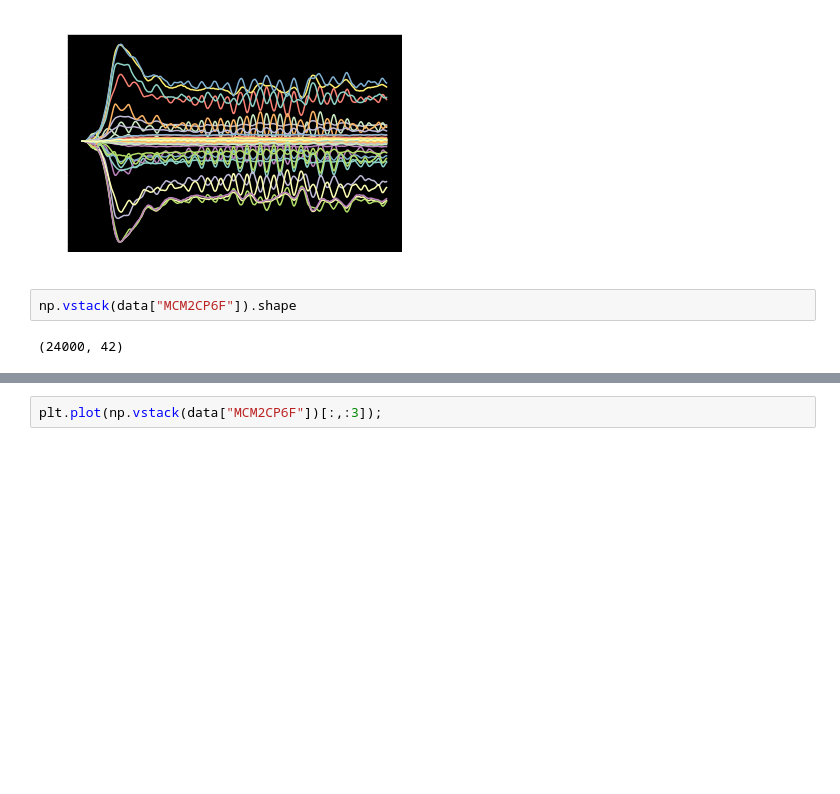
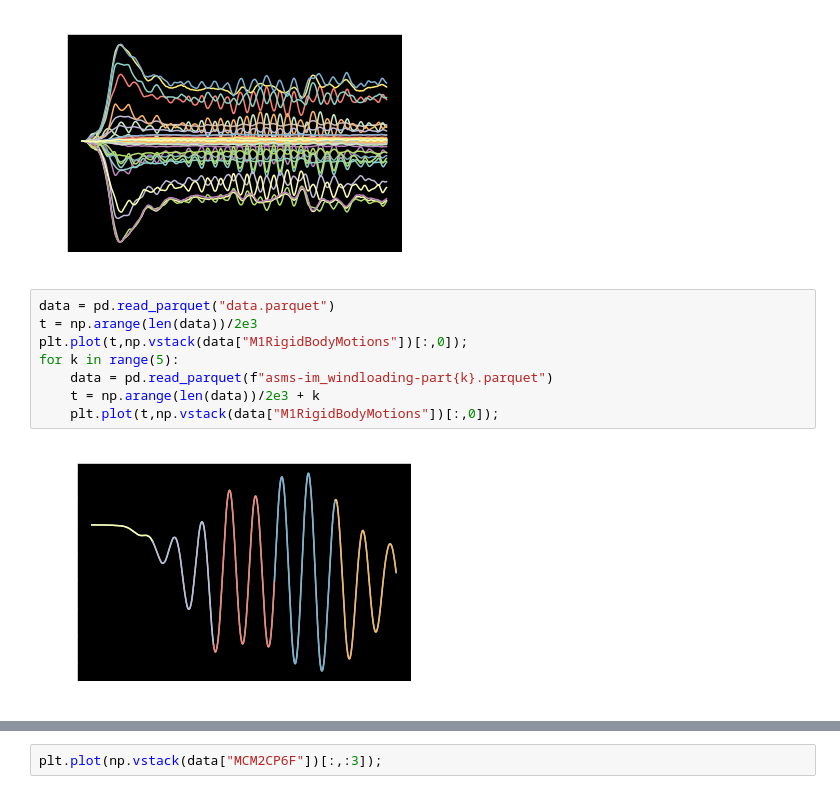
Before and after one commit to rconan/asm-im, a Jupyter notebook: data-analysis.ipynb, the cells around one changed output, grey strips where cells are left out. Saved outputs shown, nothing was run; the diff lists cells and outputs as text; blank space fills up the shorter version.

```diff
--- a/data-analysis.ipynb
+++ b/data-analysis.ipynb
@@ -34,7 +57,13 @@ plt.plot(np.vstack(data["OSSM1Lcl"]));
 plt.plot(np.vstack(data["MCM2Lcl6D"]));
 # %% [output]
 [figure]
-# %%
-np.vstack(data["MCM2CP6F"]).shape
-# %% [output]
-(24000, 42)
+# %%
+data = pd.read_parquet("data.parquet")
+t = np.arange(len(data))/2e3
+plt.plot(t,np.vstack(data["M1RigidBodyMotions"])[:,0]);
+for k in range(5):
+    data = pd.read_parquet(f"asms-im_windloading-part{k}.parquet")
+    t = np.arange(len(data))/2e3 + k
+    plt.plot(t,np.vstack(data["M1RigidBodyMotions"])[:,0]);
+# %% [output]
+[figure, added]
```
Also changed, not shown: parts of 9 cells of this notebook, 2 other files.
